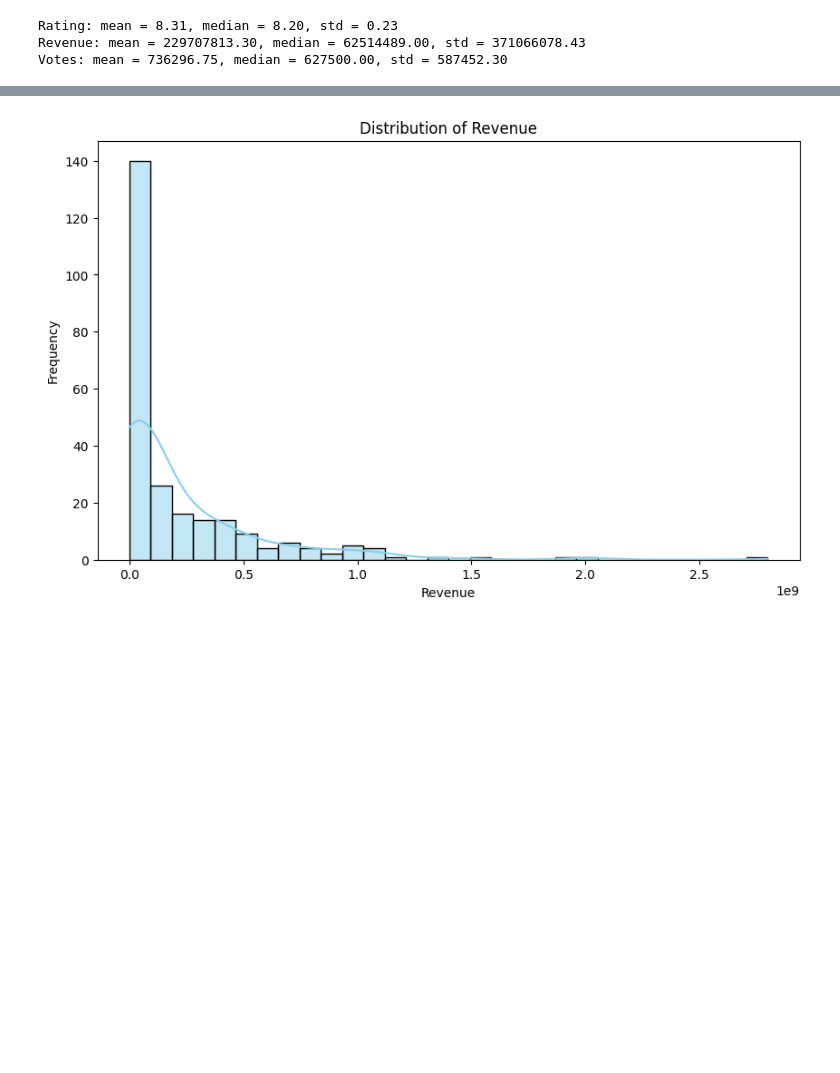
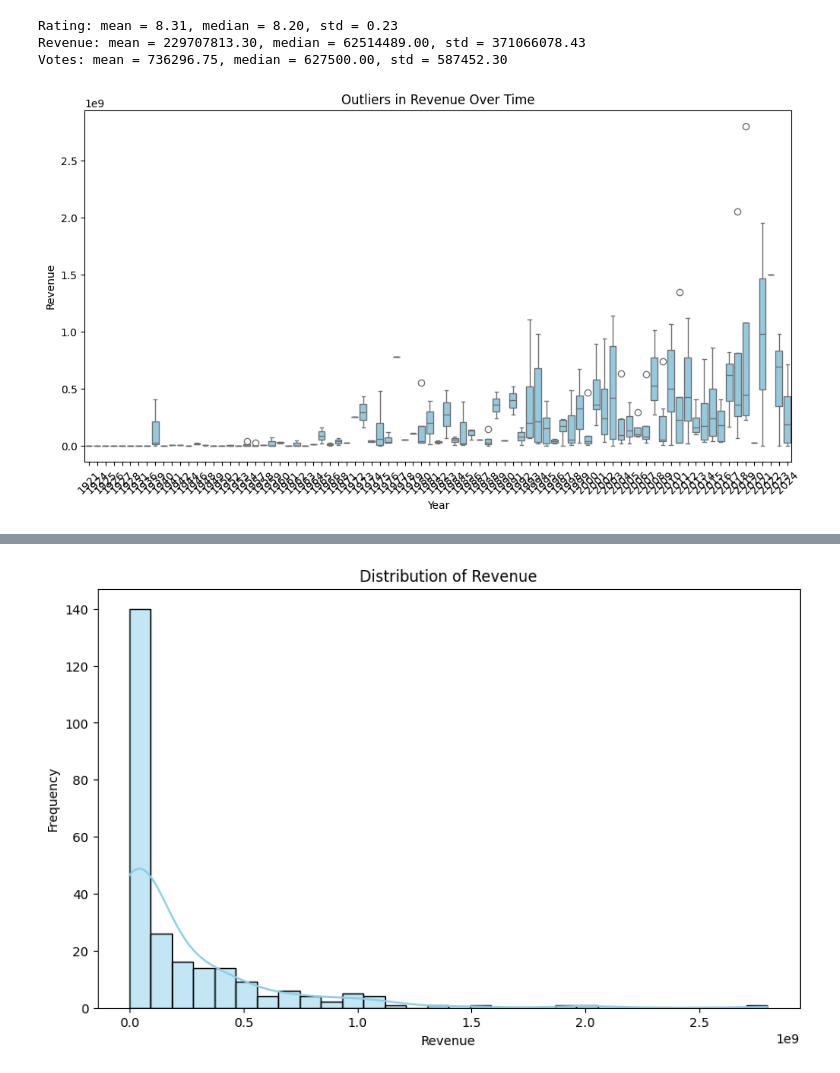
Before and after one commit to j2damax/eda_top_us_song, a Jupyter notebook: notebooks/eda_global_movies.ipynb, the cells around one changed output, grey strips where cells are left out. Saved outputs shown, nothing was run; the diff lists cells and outputs as text; code cells hidden in the pictures; blank space fills up the shorter version.

Commit message:
Utilized Matplotlib and Seaborn for data visualization to uncover trends and patterns in the dataset

```diff
--- a/notebooks/eda_global_movies.ipynb
+++ b/notebooks/eda_global_movies.ipynb
@@ -435,3 +435,14 @@ Votes: mean = 736296.75, median = 627500.00, std = 587452.30
 ## The ratings of the movies are generally high and consistent, with most movies having ratings around 8.31. The small standard deviation indicates that there is little variation in the ratings.
 ## The revenue data shows a significant skew, with a few movies earning exceptionally high revenues, which pulls the mean up. The large standard deviation reflects the wide range of revenue values.
 ## The votes data also shows a right-skewed distribution, with some movies receiving a very high number of votes. The large standard deviation indicates a wide variation in audience engagement.
+# %%
+# Investigate outliers in revenue over time
+plt.figure(figsize=(12, 6))
+sns.boxplot(data=movies_cleaned_df, x='year', y='revenue', color='skyblue')
+plt.title('Outliers in Revenue Over Time')
+plt.xlabel('Year')
+plt.ylabel('Revenue')
+plt.xticks(rotation=45)
+plt.show()
+# %% [output]
+[figure, added]
```
Also changed, not shown: parts of 7 cells of this notebook.
